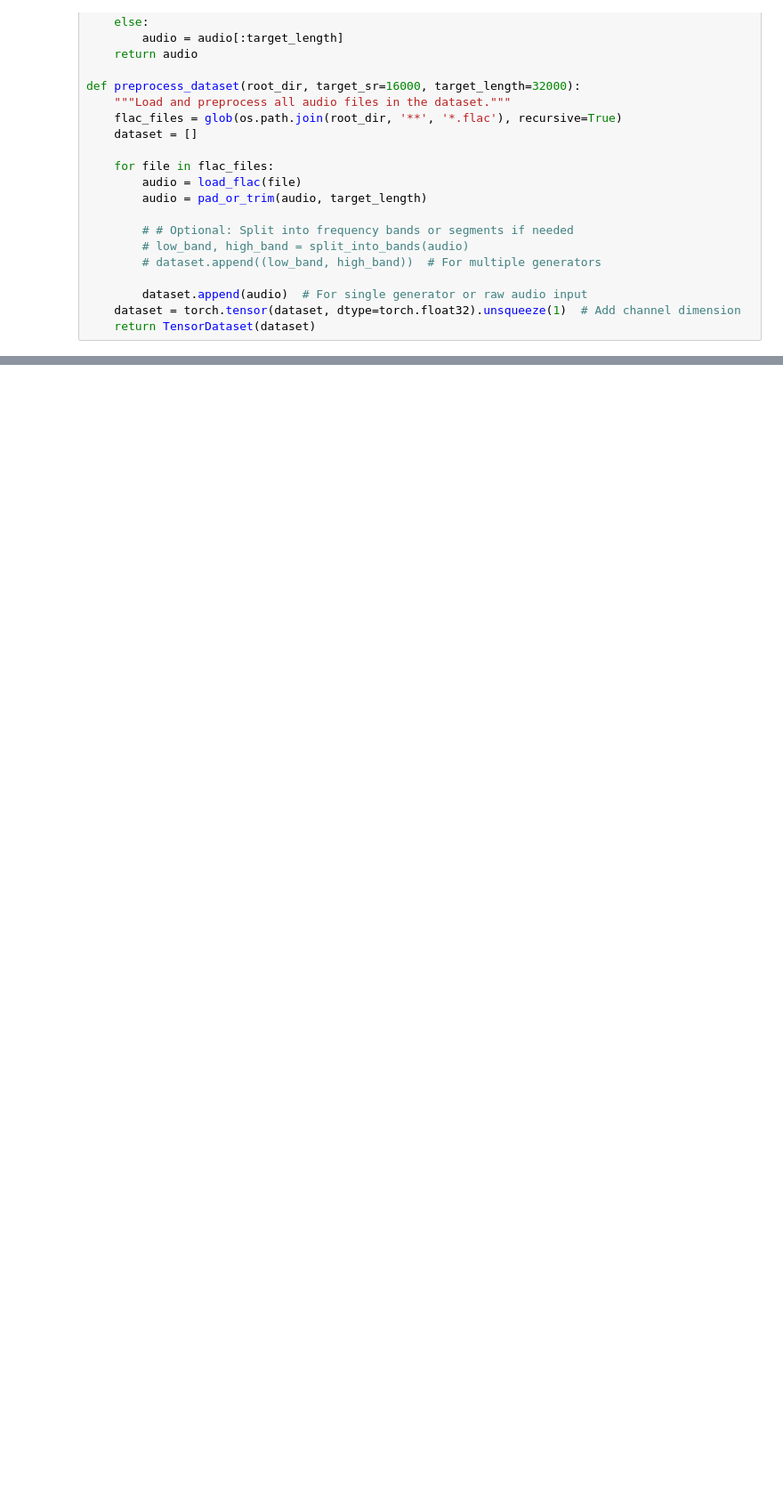
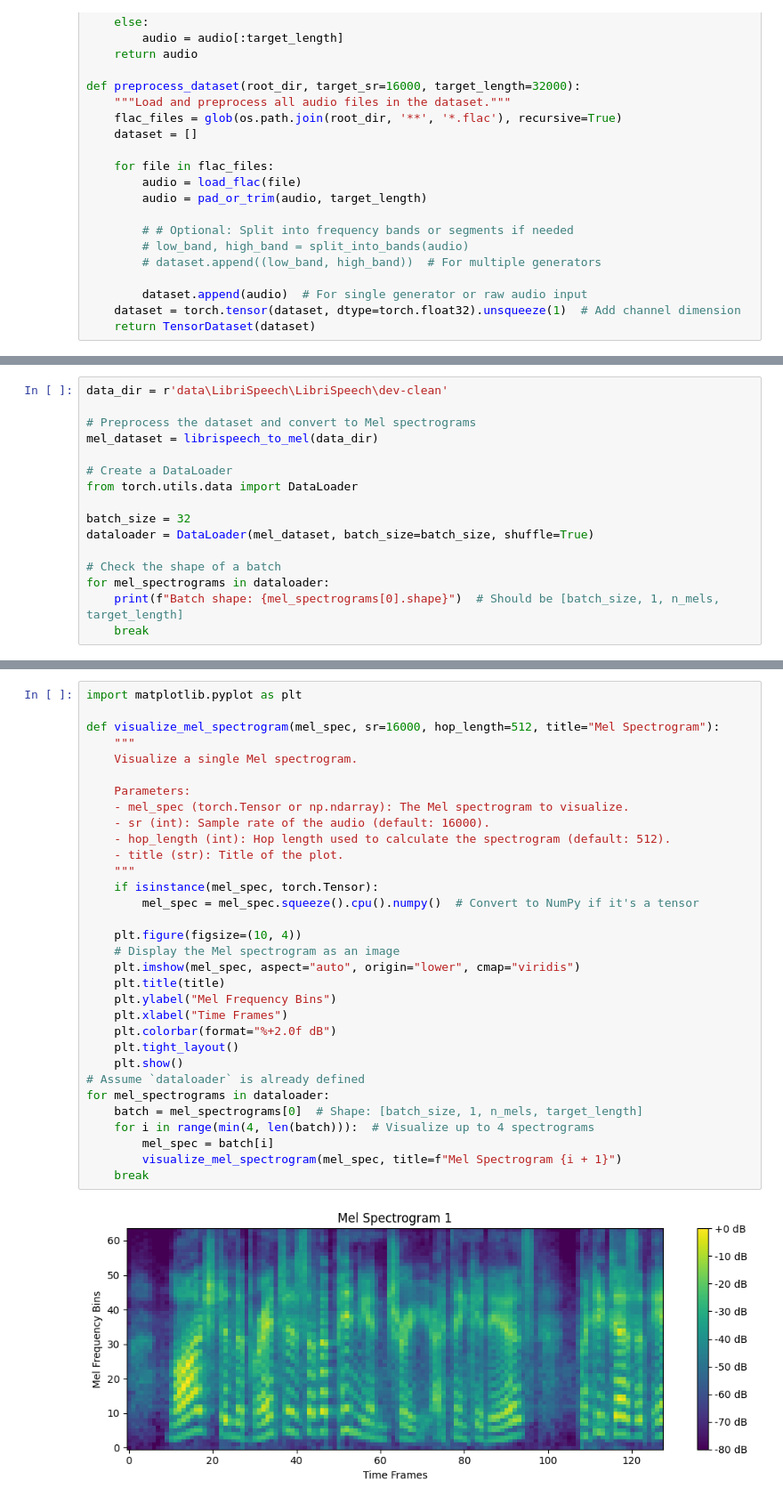
Before and after one commit to tameszaza/voice, a Jupyter notebook: mGANs3(third_edition).ipynb, the cells around one changed output, grey strips where cells are left out. Shown at 89% size. Saved outputs shown, nothing was run; the diff lists cells and outputs as text; blank space fills up the shorter version.

```diff
--- a/mGANs3(third_edition).ipynb
+++ b/mGANs3(third_edition).ipynb
@@ -391,0 +441,16 @@ def preprocess_dataset(root_dir, target_sr=16000, target_length=32000):
+# %%
+data_dir = r'data\LibriSpeech\LibriSpeech\dev-clean'
+
+# Preprocess the dataset and convert to Mel spectrograms
+mel_dataset = librispeech_to_mel(data_dir)
+
+# Create a DataLoader
+from torch.utils.data import DataLoader
+
+batch_size = 32
+dataloader = DataLoader(mel_dataset, batch_size=batch_size, shuffle=True)
+
+# Check the shape of a batch
+for mel_spectrograms in dataloader:
+    print(f"Batch shape: {mel_spectrograms[0].shape}")  # Should be [batch_size, 1, n_mels, target_length]
+    break
@@ -391,0 +459,34 @@ def preprocess_dataset(root_dir, target_sr=16000, target_length=32000):
+# %%
+import matplotlib.pyplot as plt
+
+def visualize_mel_spectrogram(mel_spec, sr=16000, hop_length=512, title="Mel Spectrogram"):
+    """
+    Visualize a single Mel spectrogram.
+
+    Parameters:
+    - mel_spec (torch.Tensor or np.ndarray): The Mel spectrogram to visualize.
+    - sr (int): Sample rate of the audio (default: 16000).
+    - hop_length (int): Hop length used to calculate the spectrogram (default: 512).
+    - title (str): Title of the plot.
+    """
+    if isinstance(mel_spec, torch.Tensor):
+        mel_spec = mel_spec.squeeze().cpu().numpy()  # Convert to NumPy if it's a tensor
+
+    plt.figure(figsize=(10, 4))
+    # Display the Mel spectrogram as an image
+    plt.imshow(mel_spec, aspect="auto", origin="lower", cmap="viridis")
+    plt.title(title)
+    plt.ylabel("Mel Frequency Bins")
+    plt.xlabel("Time Frames")
+    plt.colorbar(format="%+2.0f dB")
+    plt.tight_layout()
+    plt.show()
+# Assume `dataloader` is already defined
+for mel_spectrograms in dataloader:
+    batch = mel_spectrograms[0]  # Shape: [batch_size, 1, n_mels, target_length]
+    for i in range(min(4, len(batch))):  # Visualize up to 4 spectrograms
+        mel_spec = batch[i]
+        visualize_mel_spectrogram(mel_spec, title=f"Mel Spectrogram {i + 1}")
+    break
+# %% [output]
+[figure, added]
```
Also changed, not shown: parts of 5 cells of this notebook, 13 other files.
